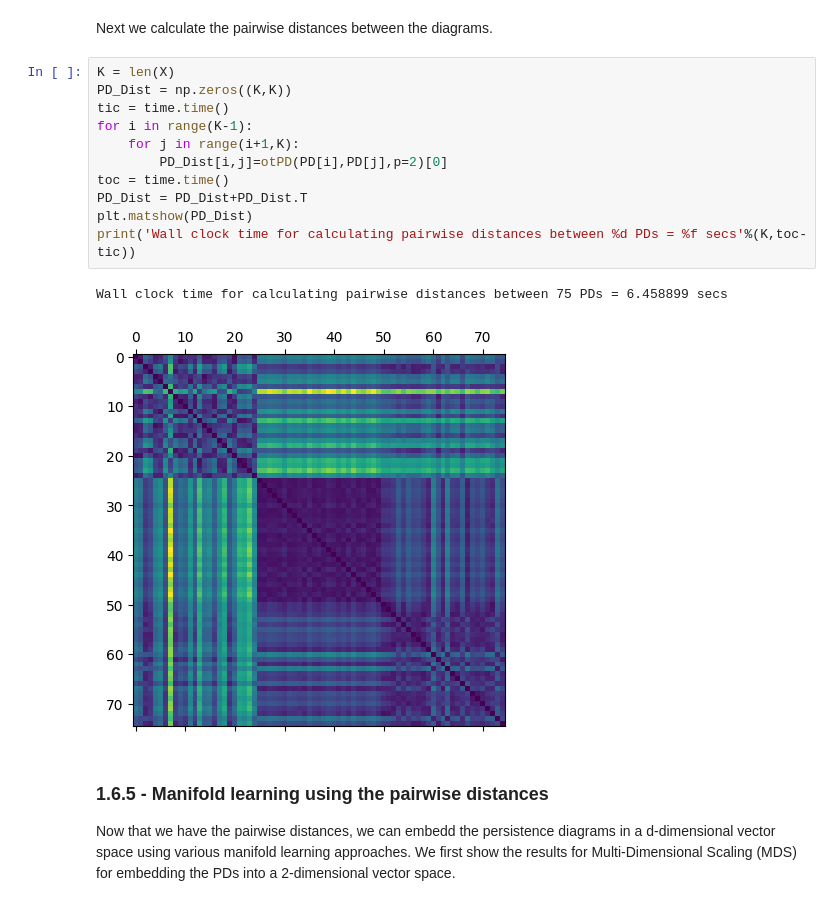
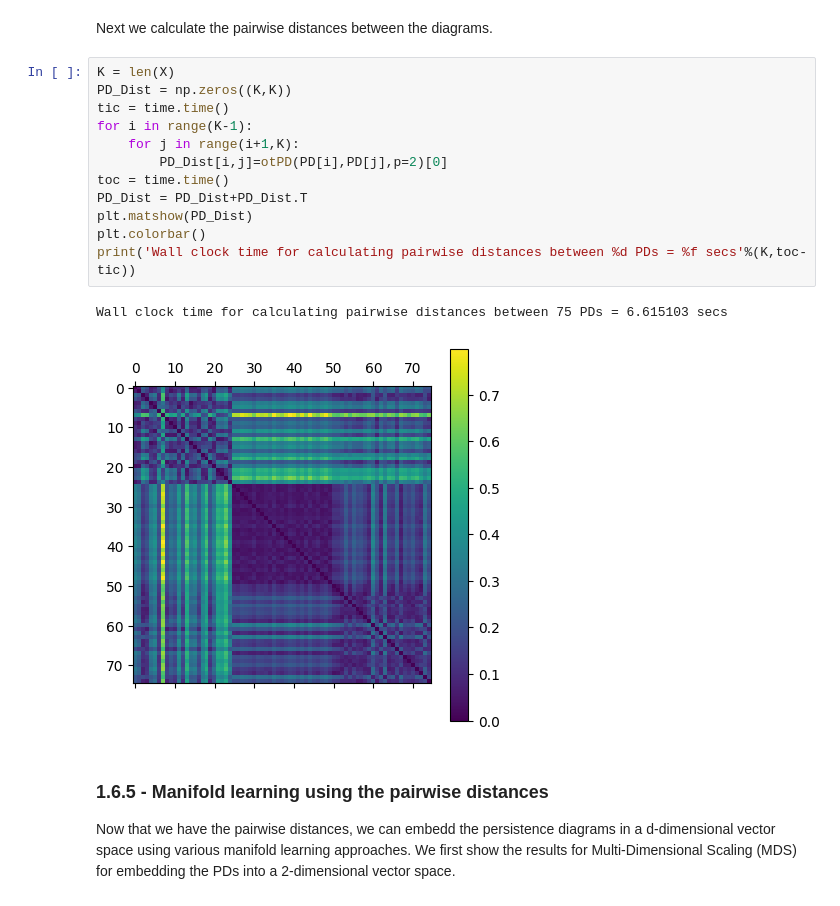
Before and after one commit to skolouri/TopoTrans, a Jupyter notebook: TDA_OT.ipynb, the cells around one changed output. Saved outputs shown, nothing was run; the diff lists cells and outputs as text.

```diff
--- a/TDA_OT.ipynb
+++ b/TDA_OT.ipynb
@@ -173,17 +173,18 @@ Next we calculate the pairwise distances between the diagrams.
 # %%
 K = len(X)
 PD_Dist = np.zeros((K,K))
 tic = time.time()
 for i in range(K-1):
     for j in range(i+1,K):
         PD_Dist[i,j]=otPD(PD[i],PD[j],p=2)[0]
 toc = time.time()
 PD_Dist = PD_Dist+PD_Dist.T
 plt.matshow(PD_Dist)
+plt.colorbar()
 print('Wall clock time for calculating pairwise distances between %d PDs = %f secs'%(K,toc-tic))
 # %% [output]
-Wall clock time for calculating pairwise distances between 75 PDs = 6.458899 secs
+Wall clock time for calculating pairwise distances between 75 PDs = 6.615103 secs
-[figure, old version]
+[figure, new version]
 # %% [markdown]
 ### 1.6.5 - Manifold learning using the pairwise distances
 
```
Also changed, not shown: parts of 3 cells of this notebook.
